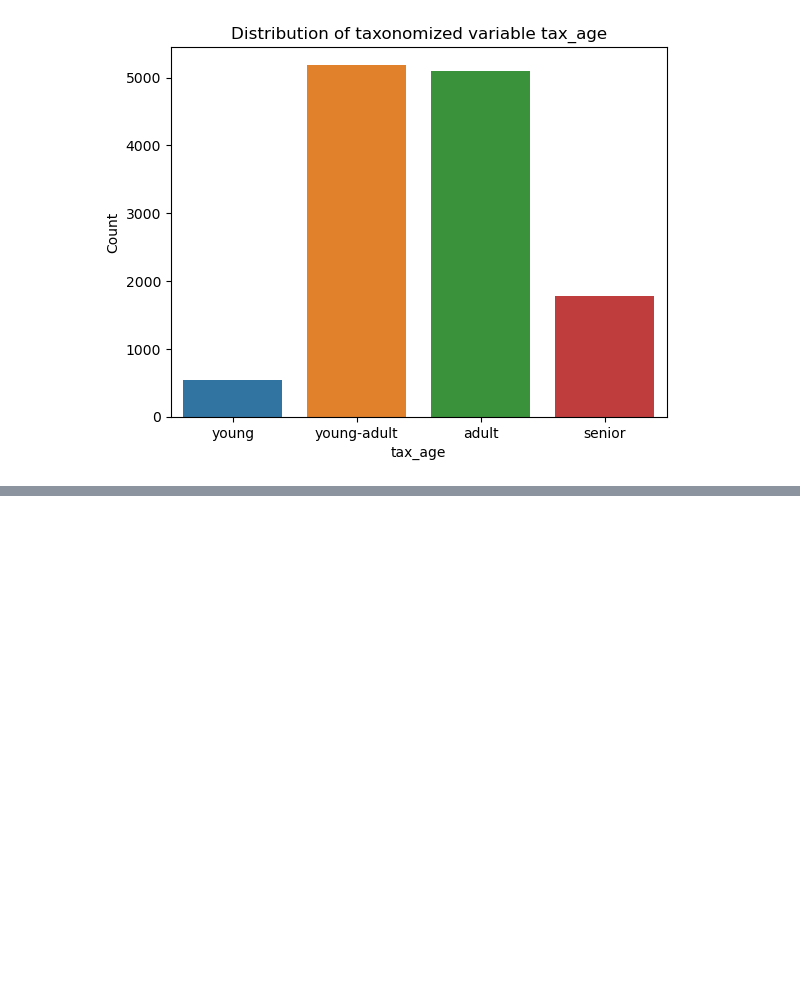
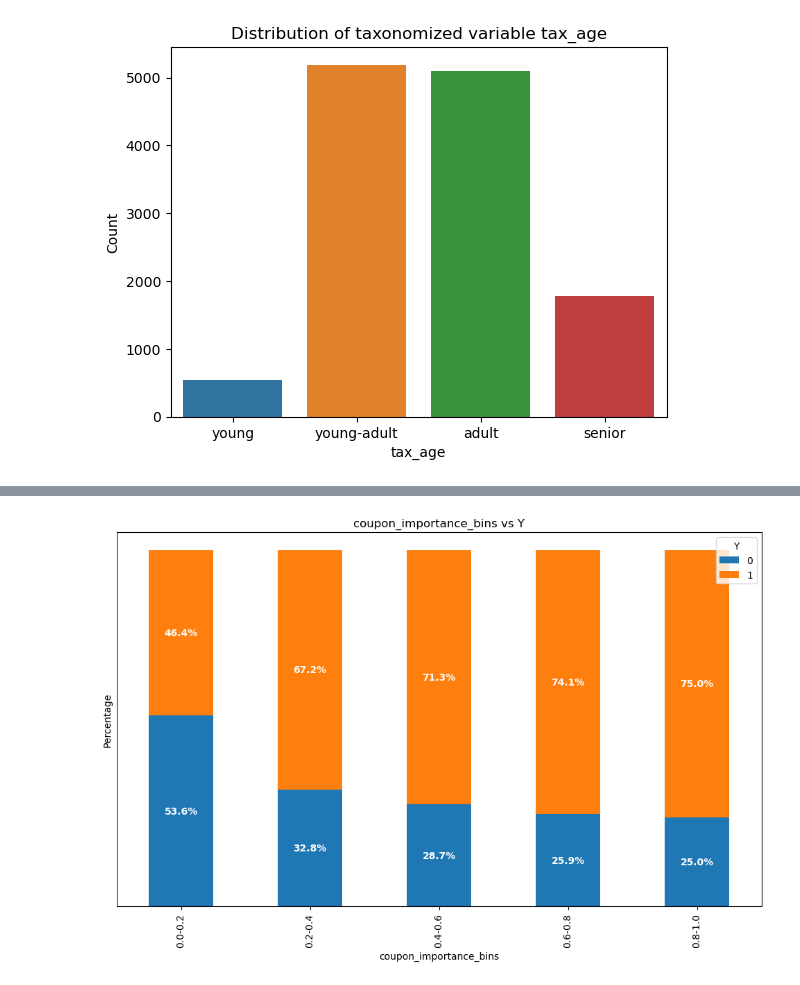
Before and after one commit to leobt23/Data_Mining, a Jupyter notebook: 1_eda/malta.ipynb, the cells around one changed output, grey strips where cells are left out. Drawn from its saved outputs; the diff is of its cells as text; code cells hidden in the pictures; blank space fills up the shorter version.

```diff
--- a/1_eda/malta.ipynb
+++ b/1_eda/malta.ipynb
@@ -168,0 +252,63 @@ plt.show()
+# %%
+# creating a function to plot the percentage of each category of a feature vs the target variable
+def feature_vs_target(df, feature, target, returnQ = False, plotQ = True):
+    """
+    Plots a bar plot of the percentage of each category of the feature vs the target variable.
+
+    Parameters:
+    - df (pd.DataFrame): The input dataframe
+    - feature (str): The feature column name
+    - target (str): The target column name
+
+    Returns:
+    - None
+    """
+
+    # Calculating counts for each category
+    grouped = df.groupby([feature, target]).size().unstack(fill_value=0)
+
+    # Calculating percentages
+    grouped_percentage = grouped.divide(grouped.sum(axis=1), axis=0) * 100
+
+
+
+
+
+    if returnQ == True:
+        return grouped_percentage
+
+    if plotQ == True:
+        # Plotting
+        ax = grouped_percentage.plot(kind='bar', stacked=True, figsize=(12,7))
+        plt.title(feature + ' vs ' + target)
+        plt.xlabel(feature)
+        plt.ylabel('Percentage')
+        plt.yticks([])  # Hide yticks
+
+        # Display percentages on the bars
+        for index, rect in enumerate(ax.patches):
+            y_value = rect.get_height()
+            x_value = rect.get_x() + rect.get_width() / 2
+
+            # Choose the y-value based on the height of the bar segment
+            vertical_position = rect.get_y() + y_value / 2
+
+            label = "{:.1f}%".format(y_value)
+            ax.annotate(label, (x_value, vertical_position), xytext=(0, 0),
+                        textcoords="offset points", ha='center', va='center', color='white', weight='bold')
+        plt.show()
+
+
+# binning coupon_importance
+n_bins = 5
+bins = np.arange(0, 1+1/n_bins, 1/n_bins)
+labels = [str(round(float(bins[i]), 3)) + '-' + str(round(float(bins[i+1]), 3)) for i in range(n_bins)]
+
+
+
+df_test1['coupon_importance_bins'] = pd.cut(df_test1['coupon_importance'], bins=bins, labels=labels, right=False)
+
+# plotting coupon_importance_bins vs Y
+feature_vs_target(df_test1, 'coupon_importance_bins', 'Y')
+# %% [output]
+[figure, added]
```
Also changed, not shown: parts of 14 cells of this notebook, 1 other file.
